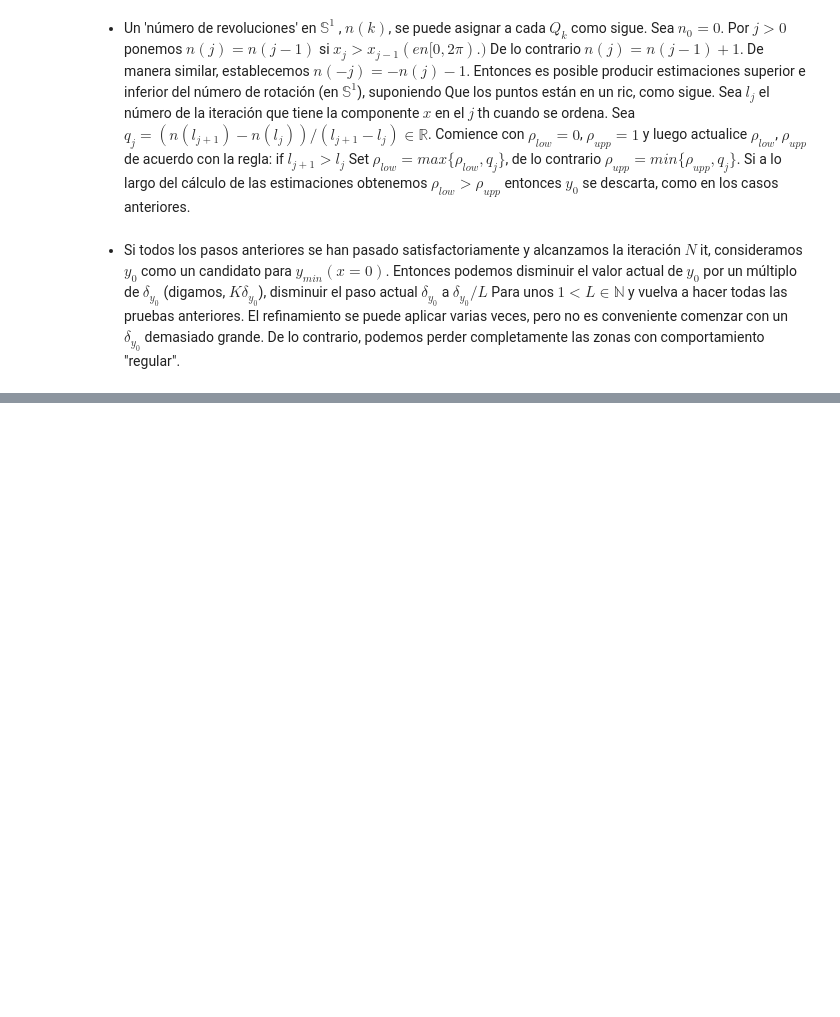
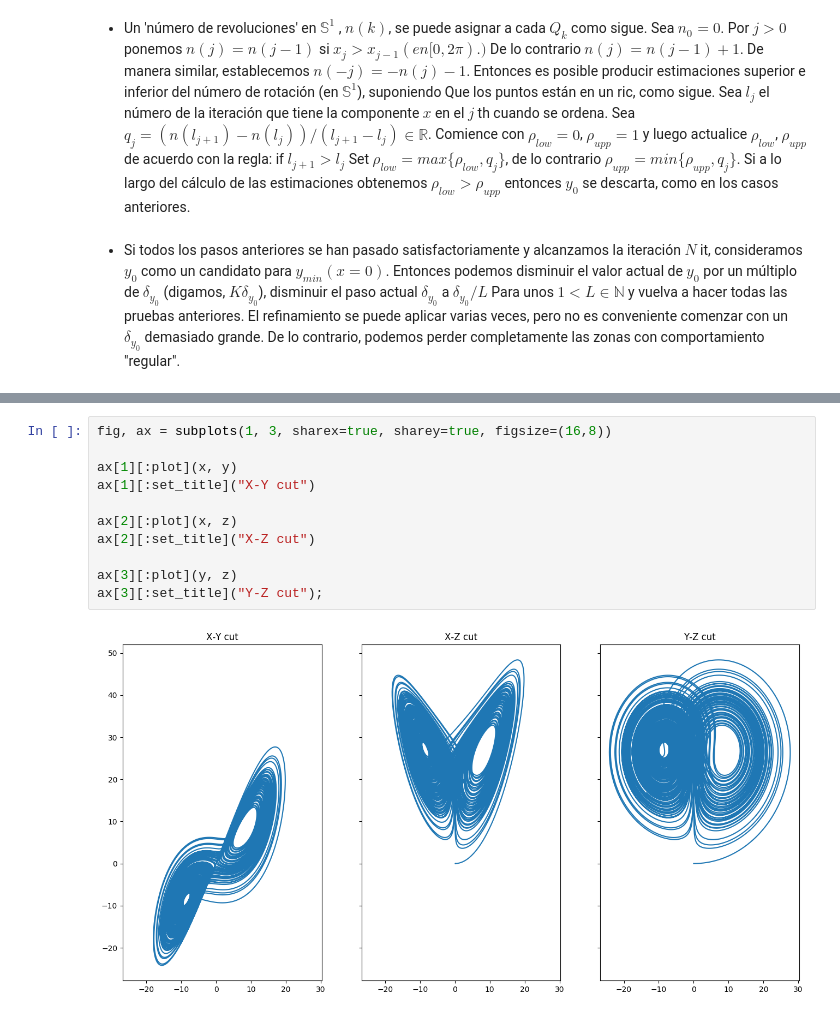
Before and after one commit to gitrmora/OsciladorParametrico, a Jupyter notebook: articulo.ipynb, the cells around one changed output, grey strips where cells are left out. Cells and saved outputs as stored; diff of their text form; blank space fills up the shorter version.

```diff
--- a/articulo.ipynb
+++ b/articulo.ipynb
@@ -61,0 +96,13 @@ Los pasos del algoritmo son los siguientes.
+# %%
+fig, ax = subplots(1, 3, sharex=true, sharey=true, figsize=(16,8))
+
+ax[1][:plot](x, y)
+ax[1][:set_title]("X-Y cut")
+
+ax[2][:plot](x, z)
+ax[2][:set_title]("X-Z cut")
+
+ax[3][:plot](y, z)
+ax[3][:set_title]("Y-Z cut");
+# %% [output]
+[figure, added]
```
Also changed, not shown: parts of 1 cell of this notebook.
